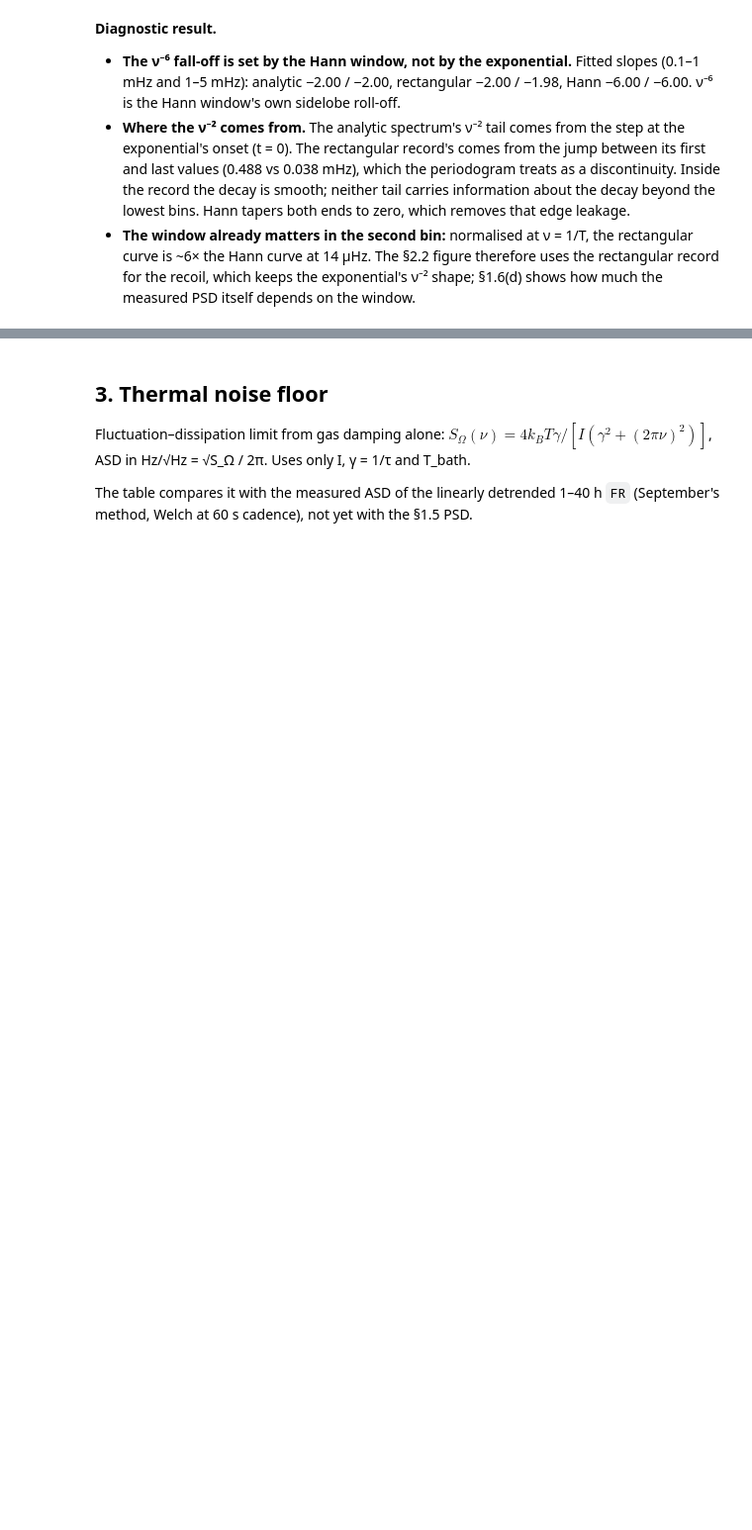
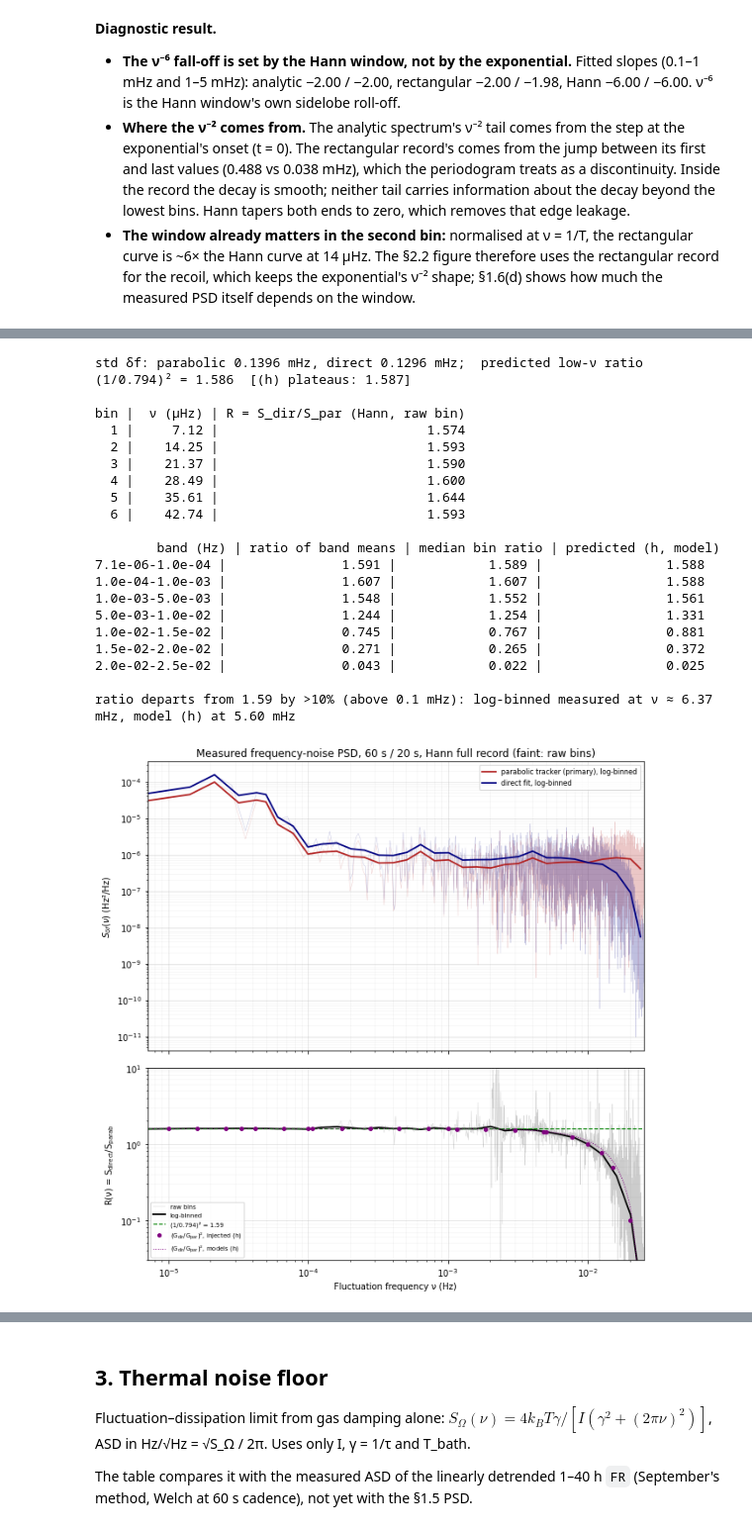
Before and after one commit to Moore-Lab/Decay-Sail, a Jupyter notebook: analysis/noise_budget_20260911.ipynb, the cells around one changed output, grey strips where cells are left out. Shown at 99% size. Drawn from its saved outputs; the diff is of its cells as text; code cells hidden in the pictures; blank space fills up the shorter version.

```diff
--- a/analysis/noise_budget_20260911.ipynb
+++ b/analysis/noise_budget_20260911.ipynb
@@ -2078,0 +2126,67 @@ Hann, finite             |                  -6.00 |                  -6.00
+# %%
+assert np.allclose(Tg, t_p), 'direct-fit series is not on the primary timestamps'
+d_dir = Fg_dir - Fg_dir.mean()
+_, S_dir = periodogram(d_dir, fs=fs_p, window='hann', detrend=False)
+_, S_dir_lb, _ = log_bin(nu_p, S_dir)
+_, S_dir_rect = periodogram(d_dir, fs=fs_p, window='boxcar', detrend=False)
+_, S_dir_lb_rect, _ = log_bin(nu_p, S_dir_rect)
+
+R_PRED_LOW = (1/0.794)**2
+R_raw = S_dir/np.where(S_df > 0, S_df, np.nan)
+R_lb = S_dir_lb/S_lb
+R_inj = (GH[:, 3]/GH[:, 0])**2                           # §1.6(h), injected
+R_mod = lambda nu: (g_dir_model(nu)/g_par_model(nu))**2   # §1.6(h), kernel models
+
+print(f'std δf: parabolic {delta_f.std()*1e3:.4f} mHz, direct {d_dir.std()*1e3:.4f} mHz;  '
+      f'predicted low-ν ratio (1/0.794)² = {R_PRED_LOW:.3f}  [(h) plateaus: {(pl_d/pl_p)**2:.3f}]')
+print(f"\n{'bin':>3} | {'ν (µHz)':>8} | {'R = S_dir/S_par (Hann, raw bin)':>31}")
+for j in range(1, 7): print(f'{j:3d} | {nu_p[j]*1e6:8.2f} | {R_raw[j]:31.3f}')
+print(f"\n{'band (Hz)':>17} | {'ratio of band means':>19} | {'median bin ratio':>16} | {'predicted (h, model)':>20}")
+for lo, hi in ((nu_p[1], 1e-4), (1e-4, 1e-3), (1e-3, 5e-3), (5e-3, 1e-2), (1e-2, 1.5e-2), (1.5e-2, 2e-2), (2e-2, fs_p/2)):
+    b = band(nu_p, lo, hi)
+    print(f'{lo:.1e}-{hi:.1e} | {S_dir[b].mean()/S_df[b].mean():19.3f} | {np.median(R_raw[b]):16.3f} | '
+          f'{R_mod(np.sqrt(lo*hi))[0]:20.3f}')
+dev = np.abs(R_lb/R_PRED_LOW - 1) > 0.10
+onset = nu_lb[np.flatnonzero(dev & (nu_lb > 1e-4))[0]] if (dev & (nu_lb > 1e-4)).any() else np.nan
+onset_mod = nu_f[np.flatnonzero(np.abs(R_mod(nu_f)/R_PRED_LOW - 1) > 0.10)[0]]
+print(f'\nratio departs from 1.59 by >10% (above 0.1 mHz): log-binned measured at ν ≈ {onset*1e3:.2f} mHz, '
+      f'model (h) at {onset_mod*1e3:.2f} mHz')
+
+fig, ax = plt.subplots(2, 1, figsize=(9, 9), sharex=True, gridspec_kw=dict(height_ratios=[1.5, 1]))
+ax[0].loglog(nu_p[1:], S_df[1:], color='firebrick', lw=0.4, alpha=0.25)
+ax[0].loglog(nu_p[1:], S_dir[1:], color='navy', lw=0.4, alpha=0.25)
+ax[0].loglog(nu_lb, S_lb, color='firebrick', lw=1.8, label='parabolic tracker (primary), log-binned')
+ax[0].loglog(nu_lb, S_dir_lb, color='navy', lw=1.8, label='direct fit, log-binned')
+ax[0].set_ylabel('$S_{\\delta f}(\\nu)$ (Hz²/Hz)'); ax[0].legend(fontsize=8)
+ax[0].set_title(f'Measured frequency-noise PSD, {WIN_P:.0f} s / {STEP_P:.0f} s, Hann full record (faint: raw bins)')
+ax[1].loglog(nu_p[1:], R_raw[1:], color='gray', lw=0.4, alpha=0.4, label='raw bins')
+ax[1].loglog(nu_lb, R_lb, color='k', lw=1.8, label='log-binned')
+ax[1].axhline(R_PRED_LOW, color='green', lw=1.2, ls='--', label='(1/0.794)² = 1.59')
+ax[1].loglog(NU_H, R_inj, 'o', ms=4, color='purple', label='(G$_{\\rm dir}$/G$_{\\rm par}$)², injected (h)')
+ax[1].loglog(nu_f, R_mod(nu_f), color='purple', lw=1, ls=':', label='(G$_{\\rm dir}$/G$_{\\rm par}$)², models (h)')
+ax[1].set_ylim(0.03, 10); ax[1].set_ylabel('R(ν) = S$_{\\rm direct}$/S$_{\\rm parab}$')
+ax[1].set_xlabel('Fluctuation frequency ν (Hz)'); ax[1].legend(fontsize=7, loc='lower left')
+for a in ax: a.grid(which='major', alpha=0.35); a.grid(which='minor', alpha=0.12); a.set_xlim(nu_p[1], fs_p/2)
+plt.tight_layout(); plt.show()
+# %% [output]
+std δf: parabolic 0.1396 mHz, direct 0.1296 mHz;  predicted low-ν ratio (1/0.794)² = 1.586  [(h) plateaus: 1.587]
+
+bin |  ν (µHz) | R = S_dir/S_par (Hann, raw bin)
+  1 |     7.12 |                           1.574
+  2 |    14.25 |                           1.593
+  3 |    21.37 |                           1.590
+  4 |    28.49 |                           1.600
+  5 |    35.61 |                           1.644
+  6 |    42.74 |                           1.593
+
+        band (Hz) | ratio of band means | median bin ratio | predicted (h, model)
+7.1e-06-1.0e-04 |               1.591 |            1.589 |                1.588
+1.0e-04-1.0e-03 |               1.607 |            1.607 |                1.588
+1.0e-03-5.0e-03 |               1.548 |            1.552 |                1.561
+5.0e-03-1.0e-02 |               1.244 |            1.254 |                1.331
+1.0e-02-1.5e-02 |               0.745 |            0.767 |                0.881
+1.5e-02-2.0e-02 |               0.271 |            0.265 |                0.372
+2.0e-02-2.5e-02 |               0.043 |            0.022 |                0.025
+
+ratio departs from 1.59 by >10% (above 0.1 mHz): log-binned measured at ν ≈ 6.37 mHz, model (h) at 5.60 mHz
+[figure, added]
```
Also changed, not shown: parts of 15 cells of this notebook, 8 other files.
